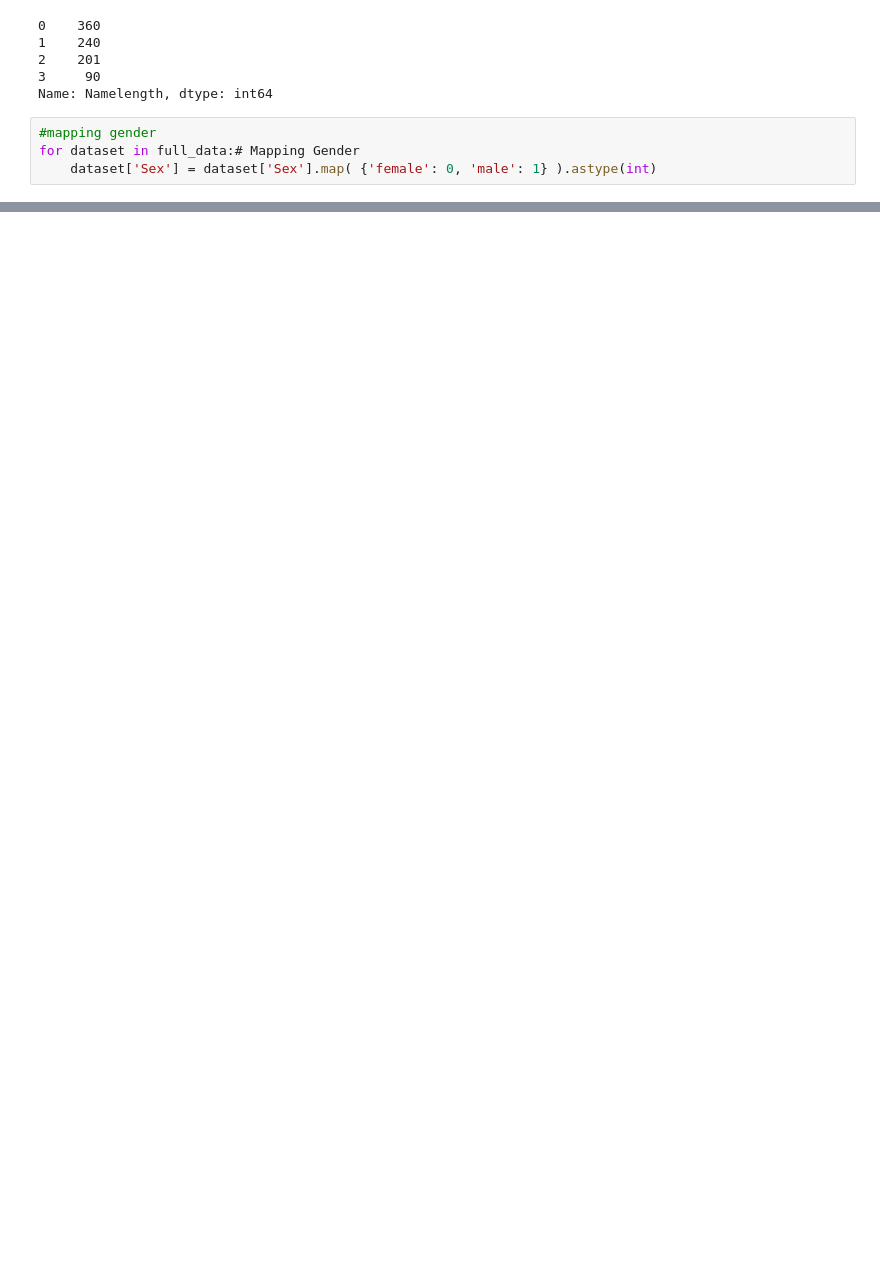
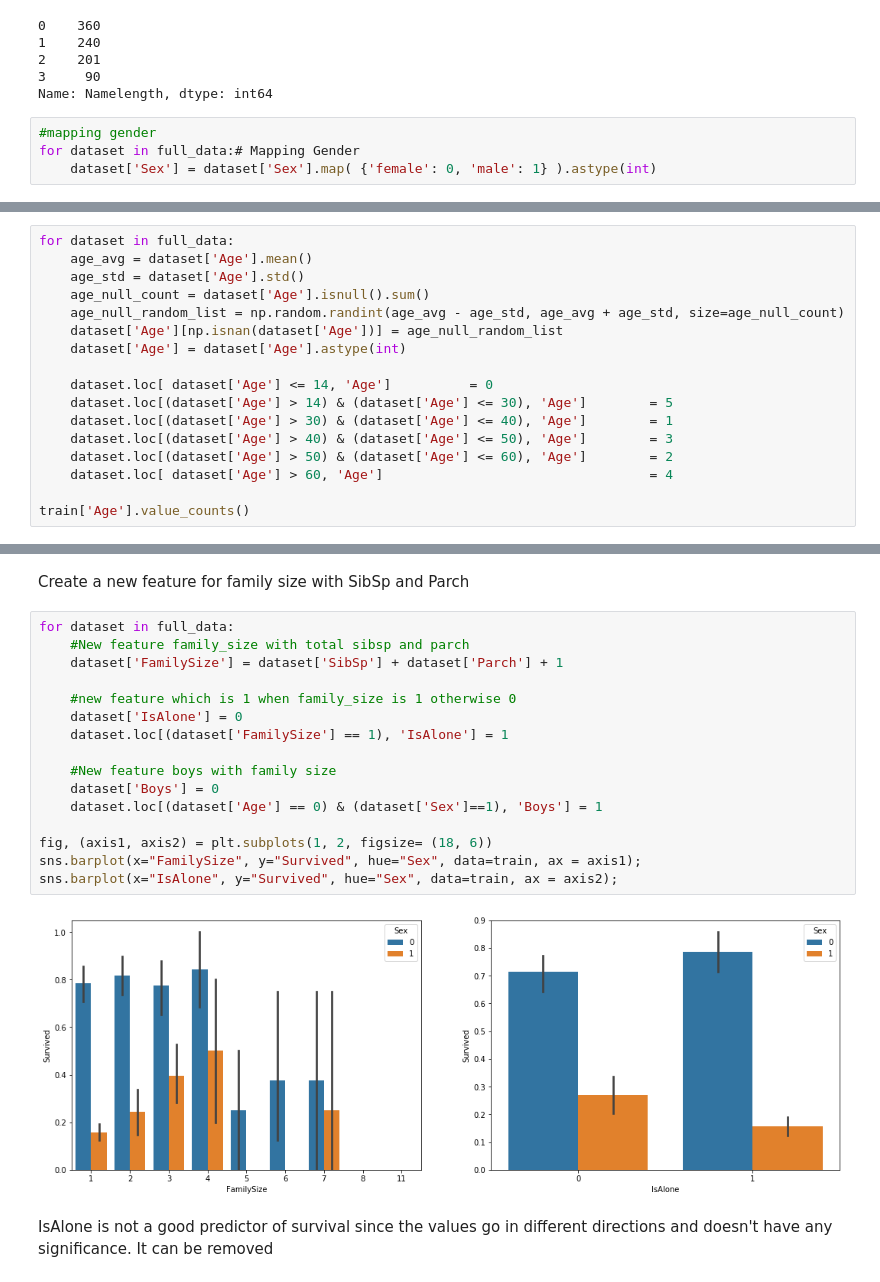
Before and after one commit to Kritipinto/DataScience, a Jupyter notebook: titanic/titanic_eda.ipynb, the cells around one changed output, grey strips where cells are left out. Drawn from its saved outputs; the diff is of its cells as text; blank space fills up the shorter version.

```diff
--- a/titanic/titanic_eda.ipynb
+++ b/titanic/titanic_eda.ipynb
@@ -273,0 +285,17 @@ for dataset in full_data:# Mapping Gender
+# %%
+for dataset in full_data:
+    age_avg = dataset['Age'].mean()
+    age_std = dataset['Age'].std()
+    age_null_count = dataset['Age'].isnull().sum()
+    age_null_random_list = np.random.randint(age_avg - age_std, age_avg + age_std, size=age_null_count)
+    dataset['Age'][np.isnan(dataset['Age'])] = age_null_random_list
+    dataset['Age'] = dataset['Age'].astype(int)
+
+    dataset.loc[ dataset['Age'] <= 14, 'Age']          = 0
+    dataset.loc[(dataset['Age'] > 14) & (dataset['Age'] <= 30), 'Age']        = 5
+    dataset.loc[(dataset['Age'] > 30) & (dataset['Age'] <= 40), 'Age']        = 1
+    dataset.loc[(dataset['Age'] > 40) & (dataset['Age'] <= 50), 'Age']        = 3
+    dataset.loc[(dataset['Age'] > 50) & (dataset['Age'] <= 60), 'Age']        = 2
+    dataset.loc[ dataset['Age'] > 60, 'Age']                                  = 4
+
+train['Age'].value_counts()
@@ -273,0 +323,22 @@ for dataset in full_data:# Mapping Gender
+# %% [markdown]
+Create a new feature for family size with SibSp and Parch
+# %%
+for dataset in full_data:
+    #New feature family_size with total sibsp and parch
+    dataset['FamilySize'] = dataset['SibSp'] + dataset['Parch'] + 1
+
+    #new feature which is 1 when family_size is 1 otherwise 0
+    dataset['IsAlone'] = 0
+    dataset.loc[(dataset['FamilySize'] == 1), 'IsAlone'] = 1
+
+    #New feature boys with family size
+    dataset['Boys'] = 0
+    dataset.loc[(dataset['Age'] == 0) & (dataset['Sex']==1), 'Boys'] = 1
+
+fig, (axis1, axis2) = plt.subplots(1, 2, figsize= (18, 6))
+sns.barplot(x="FamilySize", y="Survived", hue="Sex", data=train, ax = axis1);
+sns.barplot(x="IsAlone", y="Survived", hue="Sex", data=train, ax = axis2);
+# %% [output]
+[figure, added]
+# %% [markdown]
+IsAlone is not a good predictor of survival since the values go in different directions and doesn't have any significance. It can be removed
```
Also changed, not shown: parts of 39 cells of this notebook, 4 other files.
